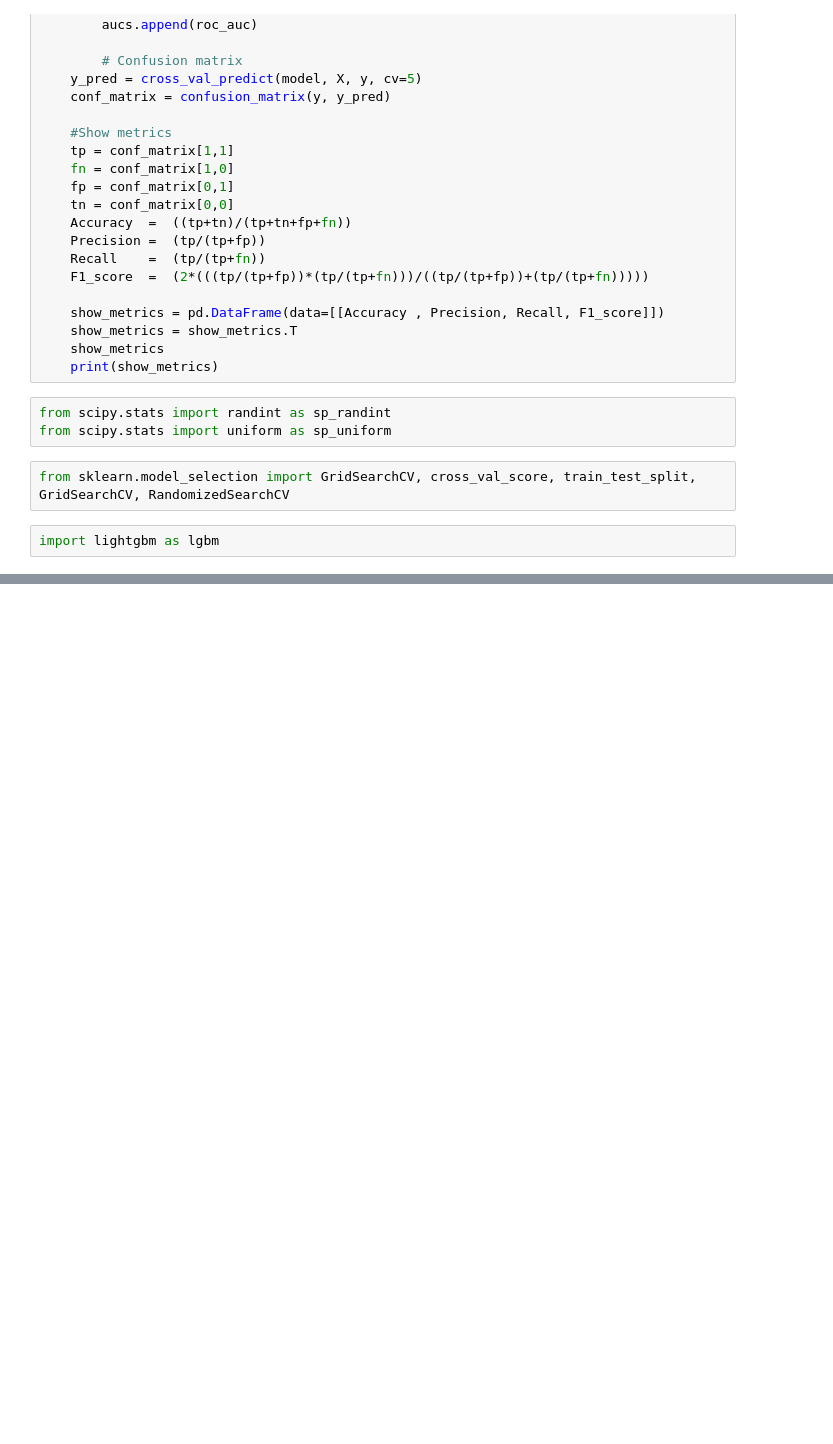
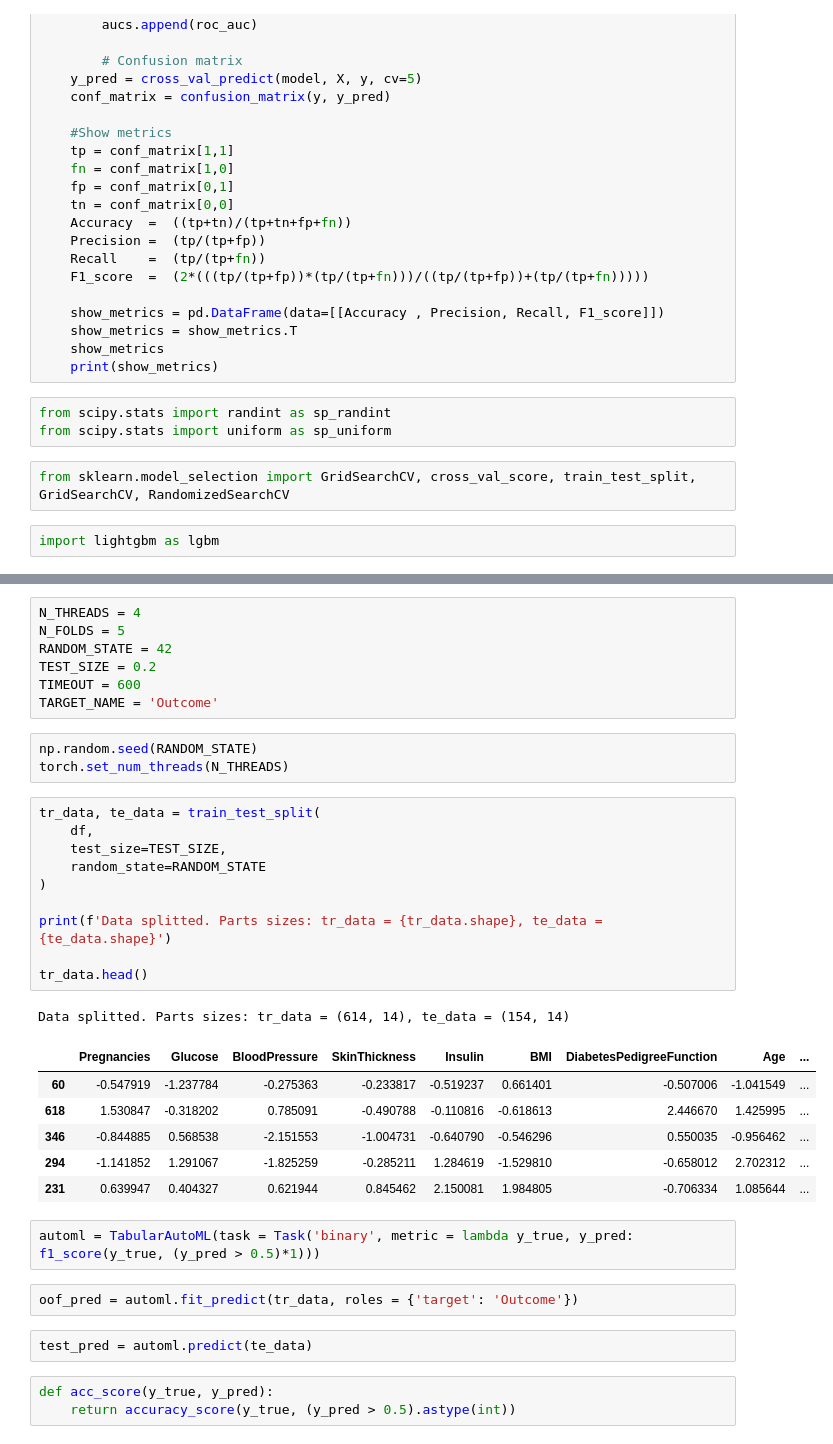
Before and after one commit to DenisKochetov/PIMA-dataset, a Jupyter notebook: pima.ipynb, the cells around one changed output, grey strips where cells are left out. Saved outputs shown, nothing was run; the diff lists cells and outputs as text; blank space fills up the shorter version.

```diff
--- a/pima.ipynb
+++ b/pima.ipynb
@@ -289,0 +300,37 @@ model_performance(lgbm_clf, 'LightGBM')
+# %%
+N_THREADS = 4
+N_FOLDS = 5
+RANDOM_STATE = 42
+TEST_SIZE = 0.2
+TIMEOUT = 600
+TARGET_NAME = 'Outcome'
+# %%
+np.random.seed(RANDOM_STATE)
+torch.set_num_threads(N_THREADS)
+# %%
+tr_data, te_data = train_test_split(
+    df,
+    test_size=TEST_SIZE,
+    random_state=RANDOM_STATE
+)
+
+print(f'Data splitted. Parts sizes: tr_data = {tr_data.shape}, te_data = {te_data.shape}')
+
+tr_data.head()
+# %% [output]
+Data splitted. Parts sizes: tr_data = (614, 14), te_data = (154, 14)
+|  | Pregnancies | Glucose | BloodPressure | SkinThickness | Insulin | BMI | DiabetesPedigreeFunction | Age | ... |
+| 60 | -0.547919 | -1.237784 | -0.275363 | -0.233817 | -0.519237 | 0.661401 | -0.507006 | -1.041549 | ... |
+| 618 | 1.530847 | -0.318202 | 0.785091 | -0.490788 | -0.110816 | -0.618613 | 2.446670 | 1.425995 | ... |
+| 346 | -0.844885 | 0.568538 | -2.151553 | -1.004731 | -0.640790 | -0.546296 | 0.550035 | -0.956462 | ... |
+| 294 | -1.141852 | 1.291067 | -1.825259 | -0.285211 | 1.284619 | -1.529810 | -0.658012 | 2.702312 | ... |
+| 231 | 0.639947 | 0.404327 | 0.621944 | 0.845462 | 2.150081 | 1.984805 | -0.706334 | 1.085644 | ... |
+# %%
+automl = TabularAutoML(task = Task('binary', metric = lambda y_true, y_pred: f1_score(y_true, (y_pred > 0.5)*1)))
+# %%
+oof_pred = automl.fit_predict(tr_data, roles = {'target': 'Outcome'})
+# %%
+test_pred = automl.predict(te_data)
+# %%
+def acc_score(y_true, y_pred):
+    return accuracy_score(y_true, (y_pred > 0.5).astype(int))
```
Also changed, not shown: parts of 7 cells of this notebook.
